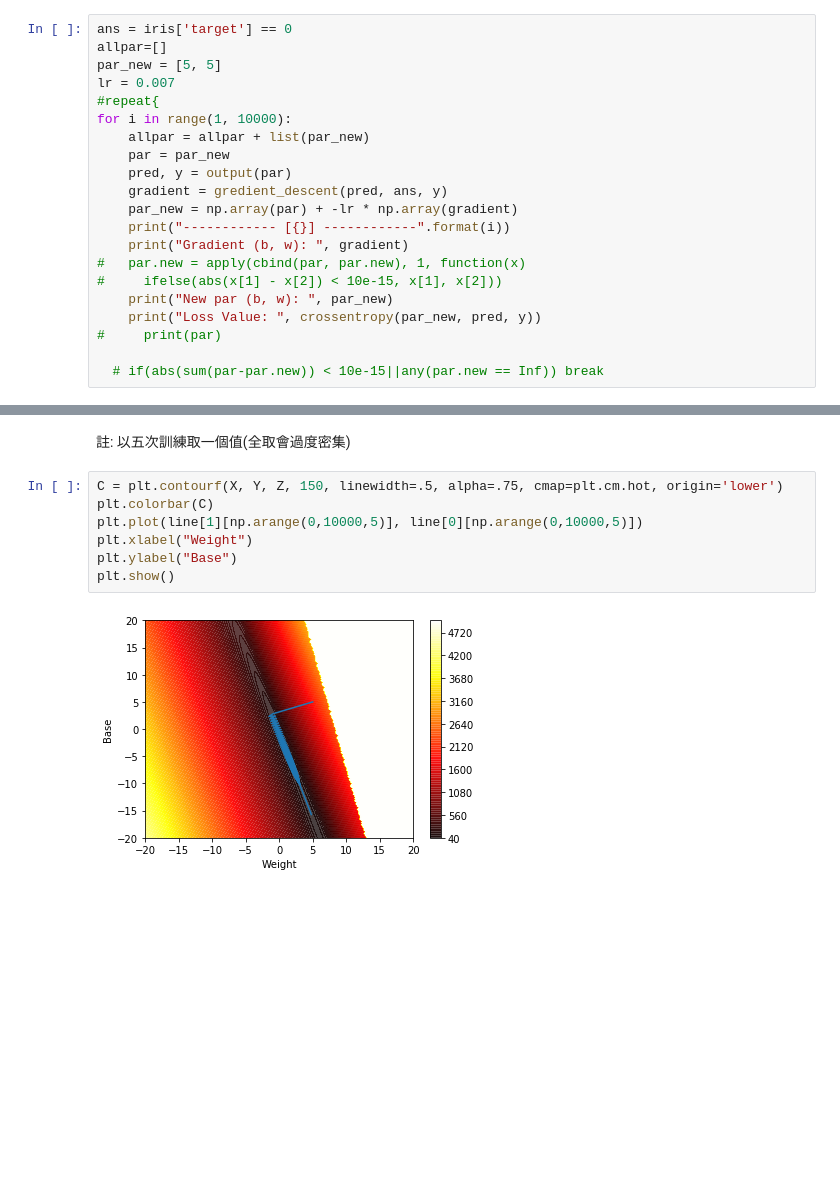
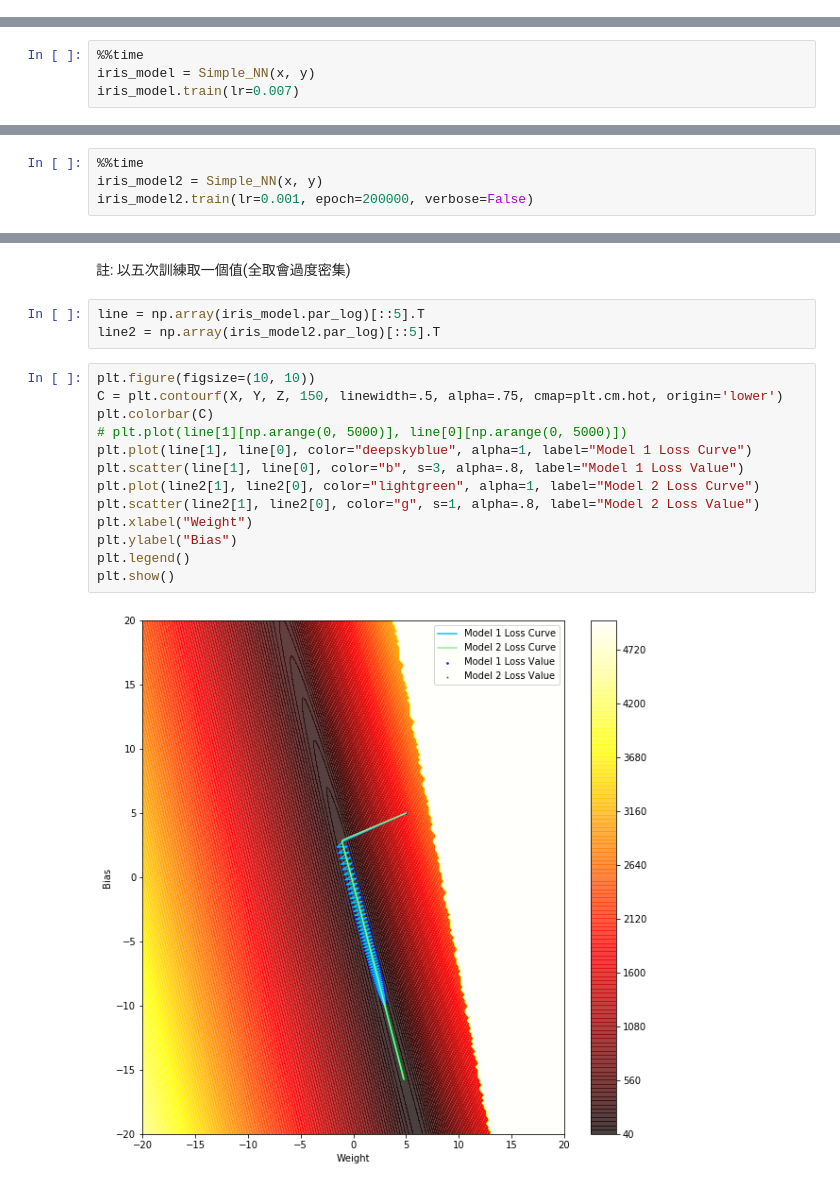
Before and after one commit to Burtlin/my_folder, a Jupyter notebook: neural-network/Hand-made Neural Network(Gradient Descent Derivation and Implementation).ipynb, the cells around one changed output, grey strips where cells are left out. Cells and saved outputs as stored; diff of their text form; blank space fills up the shorter version.

```diff
--- a/neural-network/Hand-made Neural Network(Gradient Descent Derivation and Implementation).ipynb
+++ b/neural-network/Hand-made Neural Network(Gradient Descent Derivation and Implementation).ipynb
@@ -101,21 +140,0 @@ def gredient_descent(pred, ans, y):
-# %%
-ans = iris['target'] == 0
-allpar=[]
-par_new = [5, 5]
-lr = 0.007
-#repeat{
-for i in range(1, 10000):
-    allpar = allpar + list(par_new)
-    par = par_new
-    pred, y = output(par)
-    gradient = gredient_descent(pred, ans, y)
-    par_new = np.array(par) + -lr * np.array(gradient)
-    print("------------ [{}] ------------".format(i))
-    print("Gradient (b, w): ", gradient)
-#   par.new = apply(cbind(par, par.new), 1, function(x)
-#     ifelse(abs(x[1] - x[2]) < 10e-15, x[1], x[2]))
-    print("New par (b, w): ", par_new)
-    print("Loss Value: ", crossentropy(par_new, pred, y))
-#     print(par)
-
-  # if(abs(sum(par-par.new)) < 10e-15||any(par.new == Inf)) break
@@ -153,0 +141,4 @@ crossentropy(par_new), crossentropy([-16.181, 4.925]), crossentropy([-15.72,4.79
+# %%
+%%time
+iris_model = Simple_NN(x, y)
+iris_model.train(lr=0.007)
@@ -153,0 +185,4 @@ crossentropy(par_new), crossentropy([-16.181, 4.925]), crossentropy([-15.72,4.79
+# %%
+%%time
+iris_model2 = Simple_NN(x, y)
+iris_model2.train(lr=0.001, epoch=200000, verbose=False)
@@ -167,13 +228,22 @@ plt.show()
 #### Par Learning的狀況
 # %% [markdown]
 註: 以五次訓練取一個值(全取會過度密集)
+# %%
+line = np.array(iris_model.par_log)[::5].T
+line2 = np.array(iris_model2.par_log)[::5].T
 # %%
+plt.figure(figsize=(10, 10))
 C = plt.contourf(X, Y, Z, 150, linewidth=.5, alpha=.75, cmap=plt.cm.hot, origin='lower')
 plt.colorbar(C)
-plt.plot(line[1][np.arange(0,10000,5)], line[0][np.arange(0,10000,5)])
+# plt.plot(line[1][np.arange(0, 5000)], line[0][np.arange(0, 5000)])
+plt.plot(line[1], line[0], color="deepskyblue", alpha=1, label="Model 1 Loss Curve")
+plt.scatter(line[1], line[0], color="b", s=3, alpha=.8, label="Model 1 Loss Value")
+plt.plot(line2[1], line2[0], color="lightgreen", alpha=1, label="Model 2 Loss Curve")
+plt.scatter(line2[1], line2[0], color="g", s=1, alpha=.8, label="Model 2 Loss Value")
 plt.xlabel("Weight")
-plt.ylabel("Base")
+plt.ylabel("Bias")
+plt.legend()
 plt.show()
 # %% [output]
-[figure, old version]
+[figure, new version]
 # %%
```
Also changed, not shown: parts of 31 cells of this notebook.
